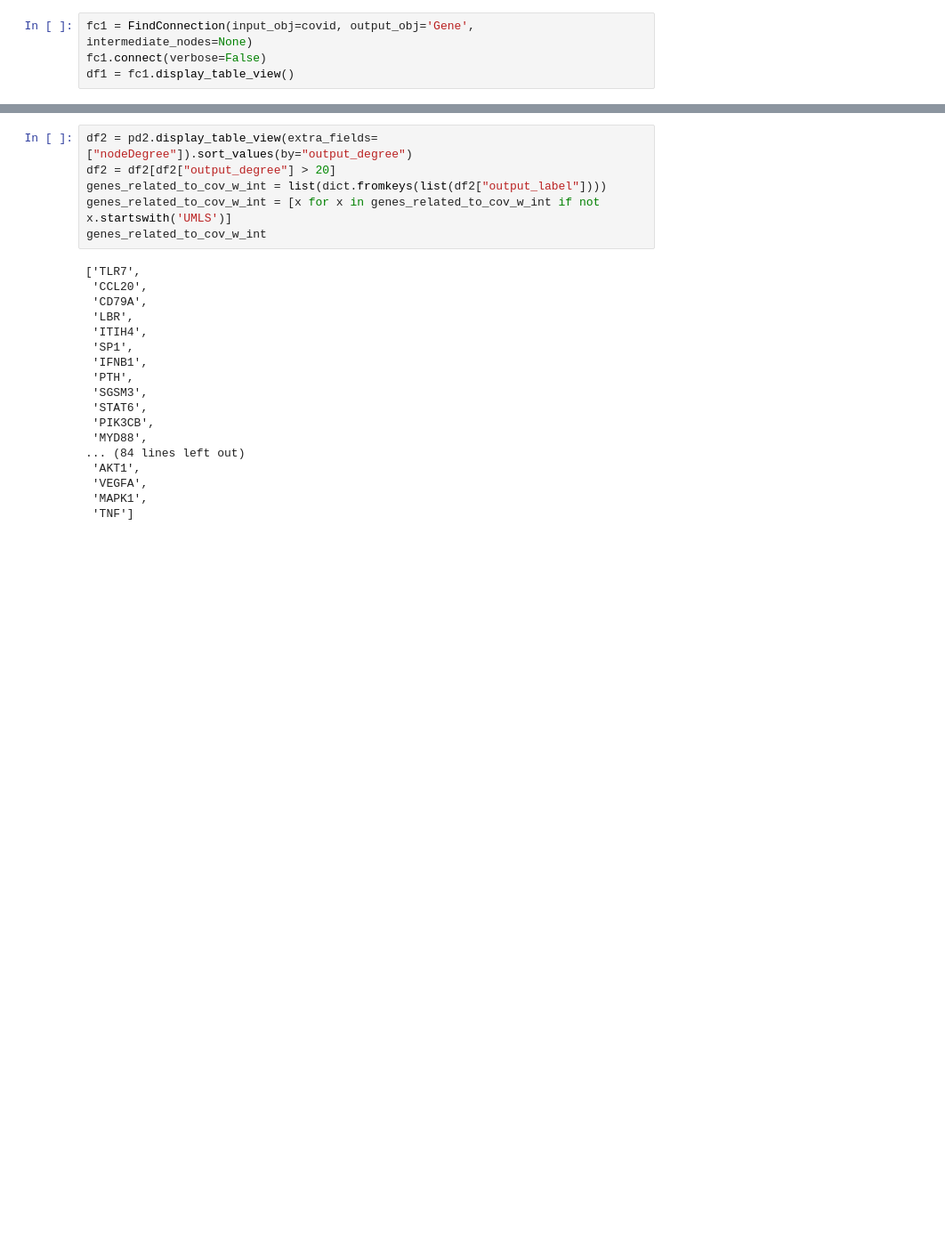
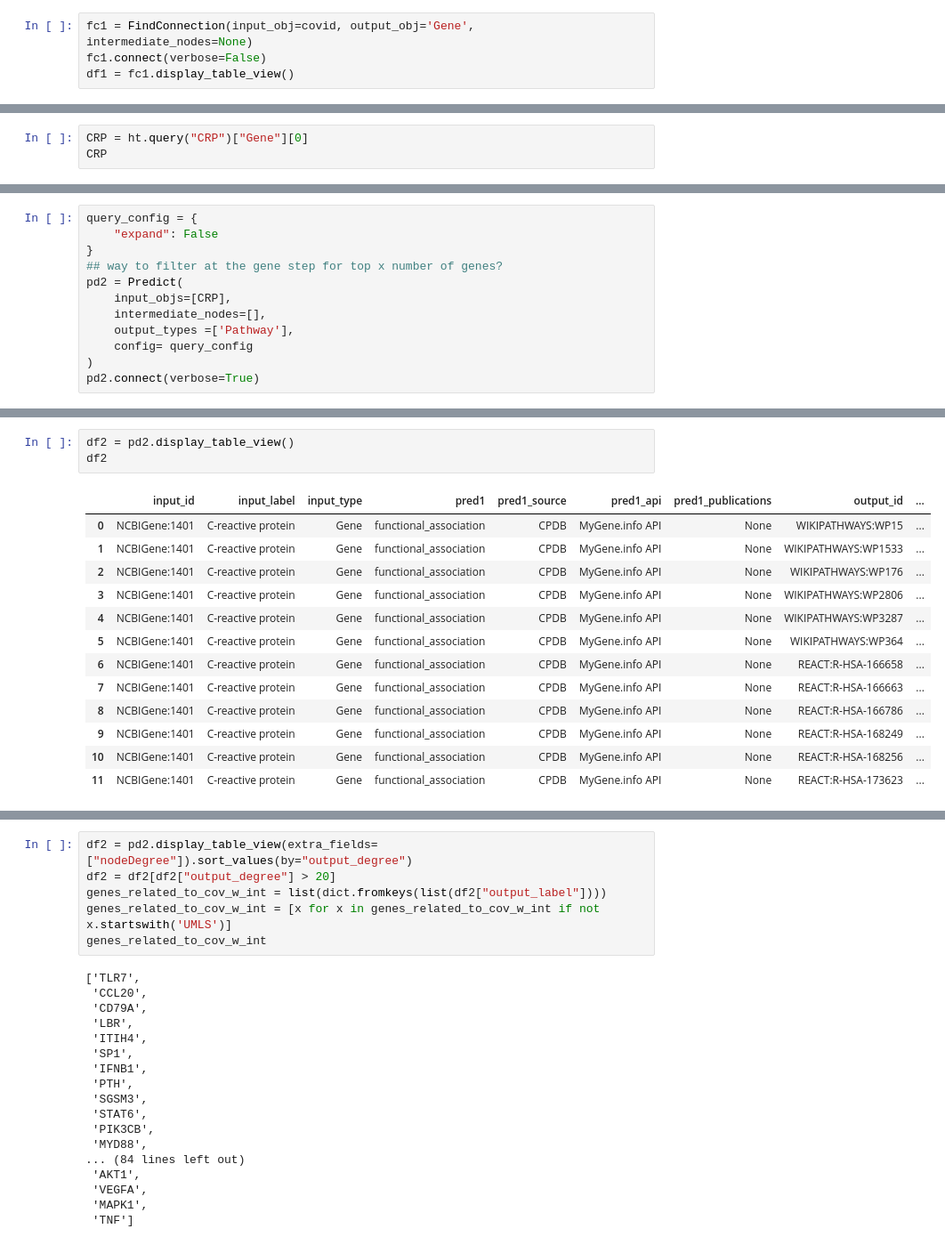
Before and after one commit to polyg314/BTE_September_2020_Relay, a Jupyter notebook: COVID_BRADYKININ_BTE_Exploration-V6.ipynb, the cells around one changed output, grey strips where cells are left out. Shown at 89% size. Cells and saved outputs as stored; diff of their text form; blank space fills up the shorter version.

```diff
--- a/COVID_BRADYKININ_BTE_Exploration-V6.ipynb
+++ b/COVID_BRADYKININ_BTE_Exploration-V6.ipynb
@@ -199,0 +235,3 @@ df1
+# %%
+CRP = ht.query("CRP")["Gene"][0]
+CRP
@@ -199,0 +249,12 @@ df1
+# %%
+query_config = {
+    "expand": False
+}
+## way to filter at the gene step for top x number of genes?
+pd2 = Predict(
+    input_objs=[CRP],
+    intermediate_nodes=[],
+    output_types =['Pathway'],
+    config= query_config
+)
+pd2.connect(verbose=True)
@@ -200,3 +279,20 @@ df1
+# %%
+df2 = pd2.display_table_view()
+df2
+# %% [output]
+|  | input_id | input_label | input_type | pred1 | pred1_source | pred1_api | pred1_publications | output_id | ... |
+| 0 | NCBIGene:1401 | C-reactive protein | Gene | functional_association | CPDB | MyGene.info API | None | WIKIPATHWAYS:WP15 | ... |
+| 1 | NCBIGene:1401 | C-reactive protein | Gene | functional_association | CPDB | MyGene.info API | None | WIKIPATHWAYS:WP1533 | ... |
+| 2 | NCBIGene:1401 | C-reactive protein | Gene | functional_association | CPDB | MyGene.info API | None | WIKIPATHWAYS:WP176 | ... |
+| 3 | NCBIGene:1401 | C-reactive protein | Gene | functional_association | CPDB | MyGene.info API | None | WIKIPATHWAYS:WP2806 | ... |
+| 4 | NCBIGene:1401 | C-reactive protein | Gene | functional_association | CPDB | MyGene.info API | None | WIKIPATHWAYS:WP3287 | ... |
+| 5 | NCBIGene:1401 | C-reactive protein | Gene | functional_association | CPDB | MyGene.info API | None | WIKIPATHWAYS:WP364 | ... |
+| 6 | NCBIGene:1401 | C-reactive protein | Gene | functional_association | CPDB | MyGene.info API | None | REACT:R-HSA-166658 | ... |
+| 7 | NCBIGene:1401 | C-reactive protein | Gene | functional_association | CPDB | MyGene.info API | None | REACT:R-HSA-166663 | ... |
+| 8 | NCBIGene:1401 | C-reactive protein | Gene | functional_association | CPDB | MyGene.info API | None | REACT:R-HSA-166786 | ... |
+| 9 | NCBIGene:1401 | C-reactive protein | Gene | functional_association | CPDB | MyGene.info API | None | REACT:R-HSA-168249 | ... |
+| 10 | NCBIGene:1401 | C-reactive protein | Gene | functional_association | CPDB | MyGene.info API | None | REACT:R-HSA-168256 | ... |
+| 11 | NCBIGene:1401 | C-reactive protein | Gene | functional_association | CPDB | MyGene.info API | None | REACT:R-HSA-173623 | ... |
 # %%
 query_config = {
     "annotate": ["nodeDegree"],
```
Also changed, not shown: parts of 7 cells of this notebook, 11 other files.
